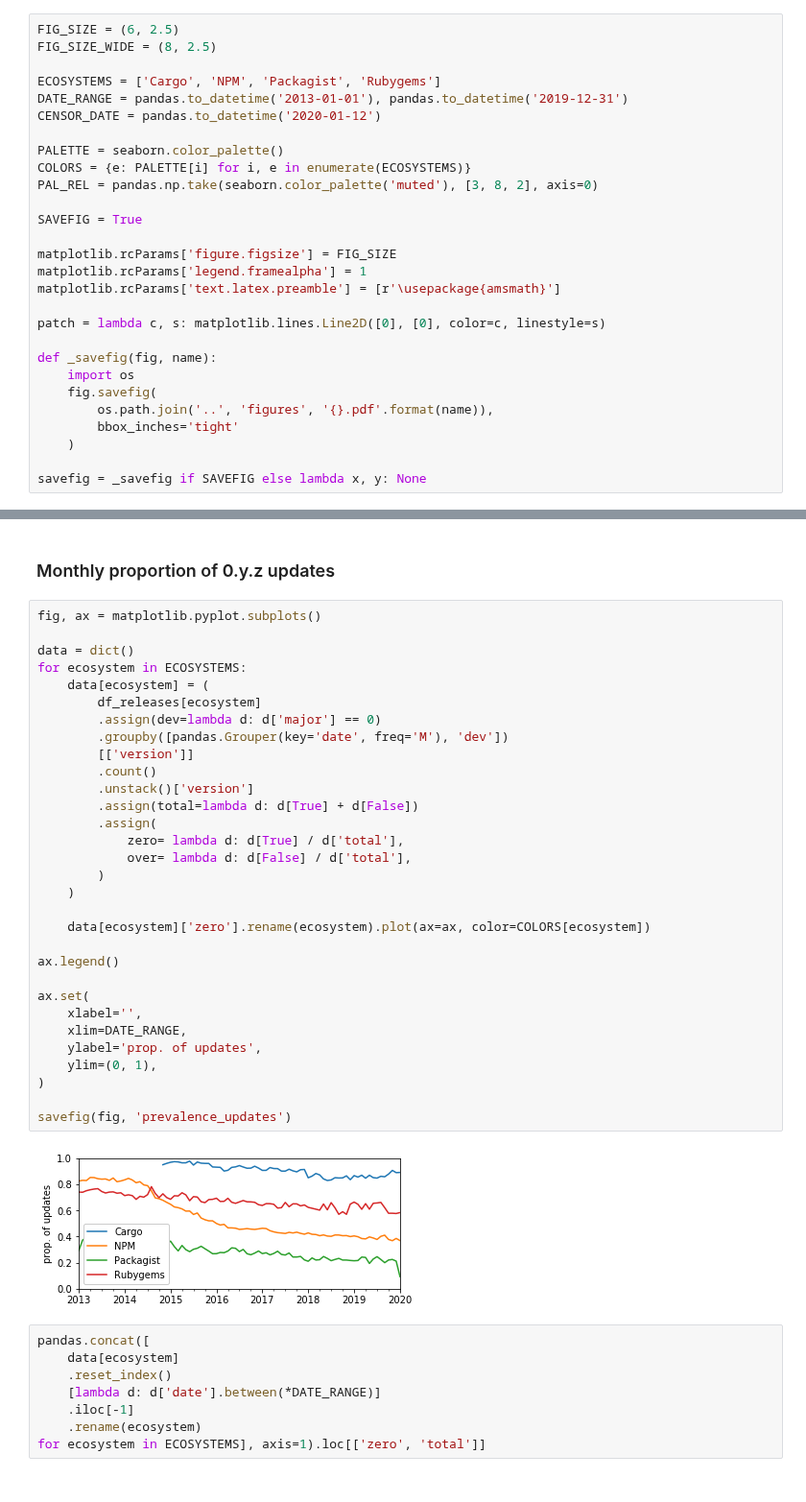
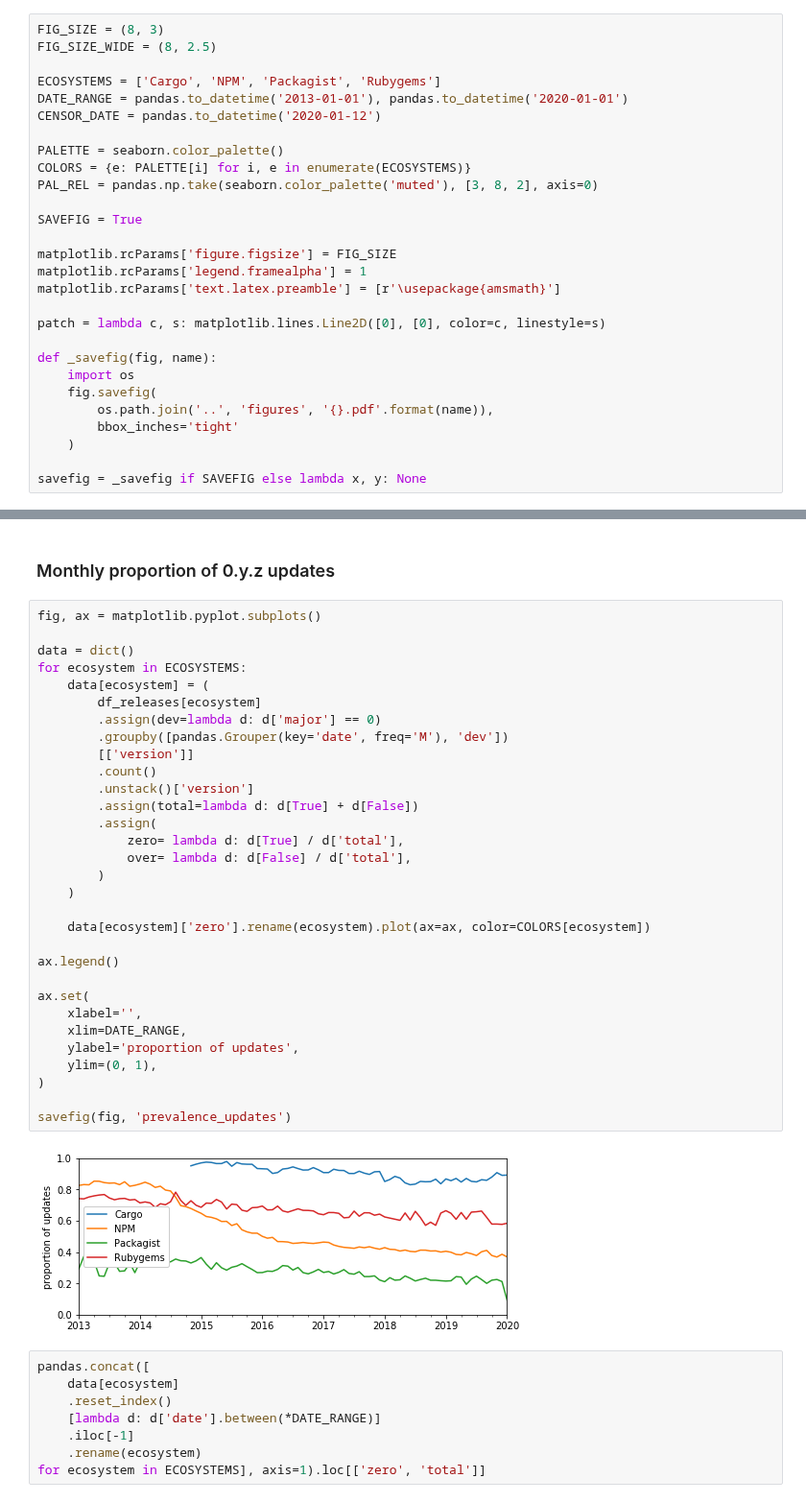
Before and after one commit to AlexandreDecan/secos-zero, a Jupyter notebook: notebooks/Magic zero.ipynb, the cells around one changed output, grey strips where cells are left out. Shown at 96% size. Drawn from its saved outputs; the diff is of its cells as text.

```diff
--- a/notebooks/Magic zero.ipynb
+++ b/notebooks/Magic zero.ipynb
@@ -12,11 +12,11 @@ from cliffsDelta import cliffsDelta
 
 %matplotlib inline
 # %%
-FIG_SIZE = (6, 2.5)
+FIG_SIZE = (8, 3)
 FIG_SIZE_WIDE = (8, 2.5)
 
 ECOSYSTEMS = ['Cargo', 'NPM', 'Packagist', 'Rubygems']
-DATE_RANGE = pandas.to_datetime('2013-01-01'), pandas.to_datetime('2019-12-31')
+DATE_RANGE = pandas.to_datetime('2013-01-01'), pandas.to_datetime('2020-01-01')
 CENSOR_DATE = pandas.to_datetime('2020-01-12')
 
 PALETTE = seaborn.color_palette()
@@ -280,35 +303,35 @@ And what's the proportion of active packages that are 0.y.z?
 fig, ax = matplotlib.pyplot.subplots()
 
 data = dict()
 for ecosystem in ECOSYSTEMS:
     data[ecosystem] = (
         df_releases[ecosystem]
         .assign(dev=lambda d: d['major'] == 0)
         .groupby([pandas.Grouper(key='date', freq='M'), 'dev'])
         [['version']]
         .count()
         .unstack()['version']
         .assign(total=lambda d: d[True] + d[False])
         .assign(
             zero= lambda d: d[True] / d['total'],
             over= lambda d: d[False] / d['total'],
         )
     )
 
     data[ecosystem]['zero'].rename(ecosystem).plot(ax=ax, color=COLORS[ecosystem])
 
 ax.legend()
 
 ax.set(
     xlabel='',
     xlim=DATE_RANGE,
-    ylabel='prop. of updates',
+    ylabel='proportion of updates',
     ylim=(0, 1),
 )
 
 savefig(fig, 'prevalence_updates')
 # %% [output]
-[figure, old version]
+[figure, new version]
 # %%
 pandas.concat([
     data[ecosystem]
```
Also changed, not shown: parts of 14 cells of this notebook, 1 other file.
